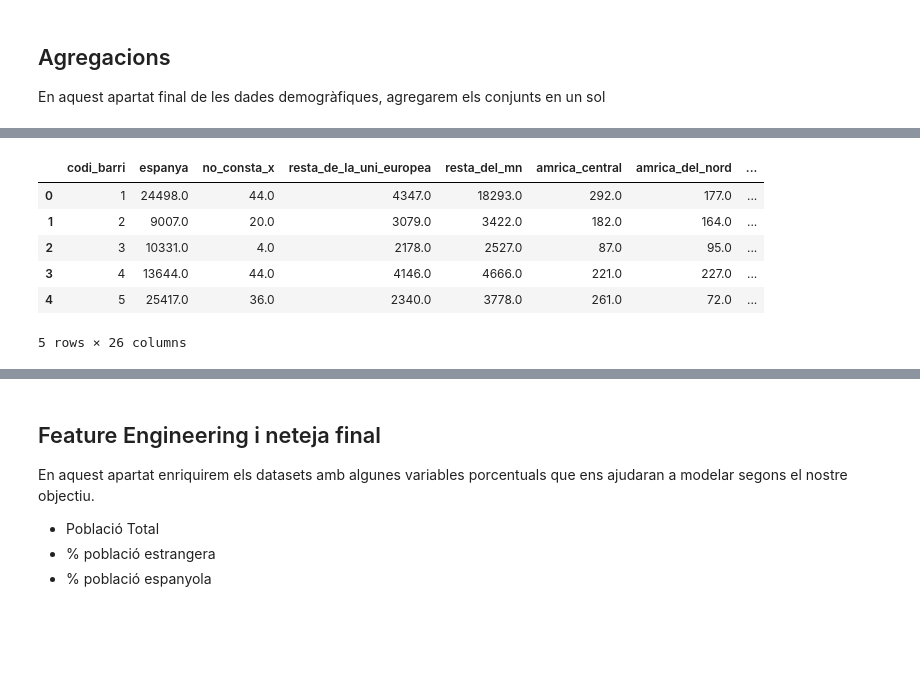
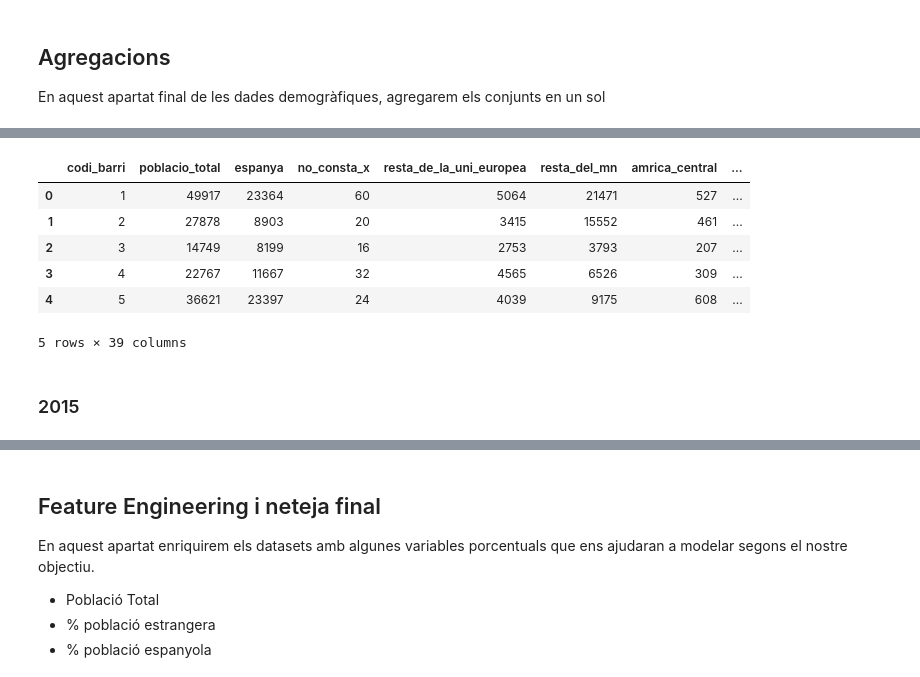
Before and after one commit to joseprau/tfm_gentrificacio_bcn, a Jupyter notebook: notebooks/ingestio_demografiques.ipynb, the cells around one changed output, grey strips where cells are left out. Saved outputs shown, nothing was run; the diff lists cells and outputs as text; code cells hidden in the pictures; blank space fills up the shorter version.

```diff
--- a/notebooks/data_ingestion.ipynb
+++ b/notebooks/ingestio_demografiques.ipynb
@@ -582,6 +595,6 @@ df_estudis_25_pivot["estudis_inferiors_ue"] = df_estudis_25_pivot["Sense estudis
 df_estudis_25_pivot["estudis_inferiors_mon"] = df_estudis_25_pivot["Sense estudis_edu_Resta del món"] + df_estudis_25_pivot["Estudis primaris, certificat d'escolaritat, EGB_edu_Resta del món"]
 
 # Eliminem columnes redundants
-df_estudis_25_clean = df_estudis_25_pivot.drop(columns= [col for col in df_estudis_25_pivot.columns if not col.startswith("estudis_superiors") and not col.startswith("estudis_inferiors")])
+df_estudis_25_clean = df_estudis_25_pivot.drop(columns= [col for col in df_estudis_25_pivot.columns if not col.startswith("estudis_superiors") and not col.startswith("estudis_inferiors") and col != "Codi_Barri"])
 df_estudis_25_clean.head()
 # %% [output]
@@ -649,7 +662,7 @@ dimensions[dimensions["Desc_Dimensio"] == "EDAT_Q"]
 | 124 | 3 | EDAT_Q | 20 | ≥100 anys | ≥100 años | ≥100 years |
 | 125 | 3 | EDAT_Q | 21 | No consta | No consta | Not available |
 # %%
-df_edat_raw_25 = pd.read_csv("../data/raw/2025_pad_mdb_lloc-naix_edat-q_sexe.csv")
+df_edat_raw_25 = pd.read_csv("../data/raw/edat/2025_pad_mdb_lloc-naix_edat-q_sexe.csv")
 df_edat_raw_25.head()
 # %% [output]
 |  | Data_Referencia | Codi_Districte | Nom_Districte | Codi_Barri | Nom_Barri | Valor | LLOC_NAIX | EDAT_Q | ... |
@@ -789,6 +792,11 @@ df_edat_25_clean.head()
 | 2 | 3 | 1199 | 8 | 1359 | 3353 |
 | 3 | 4 | 1649 | 16 | 2245 | 5578 |
 | 4 | 5 | 3299 | 28 | 1388 | 7389 |
+# %%
+# Agreguem columna amb total de joves
+cols_joves = [col for col in df_edat_25_pivot.columns if col.startswith("joves_")]
+df_edat_25_pivot["joves_total"] = df_edat_25_pivot[cols_joves].sum(axis=1)
+df_edat_15_pivot["joves_total"] = df_edat_15_pivot[cols_joves].sum(axis=1)
 # %% [markdown]
 ## Agregacions
 En aquest apartat final de les dades demogràfiques, agregarem els conjunts en un sol
@@ -808,0 +805,11 @@ df_pob_agg_25_clean.head()
+# %%
+df_demografia = dim_barris.copy()
+df_demografia.rename(columns={"codi_barri": "Codi_Barri"}, inplace=True)
+
+df_demografia_25 =  df_demografia[["Codi_Barri"]].merge(df_poblacio_total_25, on="Codi_Barri", how="left")\
+                                        .merge(df_pob_25_pivot, on="Codi_Barri", how="left")\
+                                        .merge(df_nacionalitats_25_pivot, on="Codi_Barri", how="left")\
+                                        .merge(df_estudis_25_clean, on="Codi_Barri", how="left")\
+                                        .merge(df_edat_25_pivot, on="Codi_Barri", how="left")
+
+df_demografia_25.head()
@@ -809,14 +824,14 @@ df_pob_agg_25_clean.head()
 # %%
-# Unifiquem dades de 2015
-df_poblacio_agg_15 = df_pob_15_pivot.merge(df_nacionalitats_15_pivot, on="Codi_Barri", how="left")
-df_poblacio_agg_15 = df_poblacio_agg_15.merge(df_poblacio_total_15[["Codi_Barri", "Poblacio_Total"]], on="Codi_Barri", how="left")
-df_pob_agg_15_clean = neteja_noms_columnes(df_poblacio_agg_15)
-df_pob_agg_15_clean.head()
+# Netejem nom columnes
+df_demografia_25_clean =neteja_noms_columnes(df_demografia_25)
+df_demografia_25_clean.head()
 # %% [output]
-|  | codi_barri | espanya | no_consta_x | resta_de_la_uni_europea | resta_del_mn | amrica_central | amrica_del_nord | ... |
-| 0 | 1 | 24498.0 | 44.0 | 4347.0 | 18293.0 | 292.0 | 177.0 | ... |
-| 1 | 2 | 9007.0 | 20.0 | 3079.0 | 3422.0 | 182.0 | 164.0 | ... |
-| 2 | 3 | 10331.0 | 4.0 | 2178.0 | 2527.0 | 87.0 | 95.0 | ... |
-| 3 | 4 | 13644.0 | 44.0 | 4146.0 | 4666.0 | 221.0 | 227.0 | ... |
-| 4 | 5 | 25417.0 | 36.0 | 2340.0 | 3778.0 | 261.0 | 72.0 | ... |
+|  | codi_barri | poblacio_total | espanya | no_consta_x | resta_de_la_uni_europea | resta_del_mn | amrica_central | ... |
+| 0 | 1 | 49917 | 23364 | 60 | 5064 | 21471 | 527 | ... |
+| 1 | 2 | 27878 | 8903 | 20 | 3415 | 15552 | 461 | ... |
+| 2 | 3 | 14749 | 8199 | 16 | 2753 | 3793 | 207 | ... |
+| 3 | 4 | 22767 | 11667 | 32 | 4565 | 6526 | 309 | ... |
+| 4 | 5 | 36621 | 23397 | 24 | 4039 | 9175 | 608 | ... |
-5 rows × 26 columns
+5 rows × 39 columns
+# %% [markdown]
+### 2015
```
Also changed, not shown: parts of 34 cells of this notebook, 5 other files.
